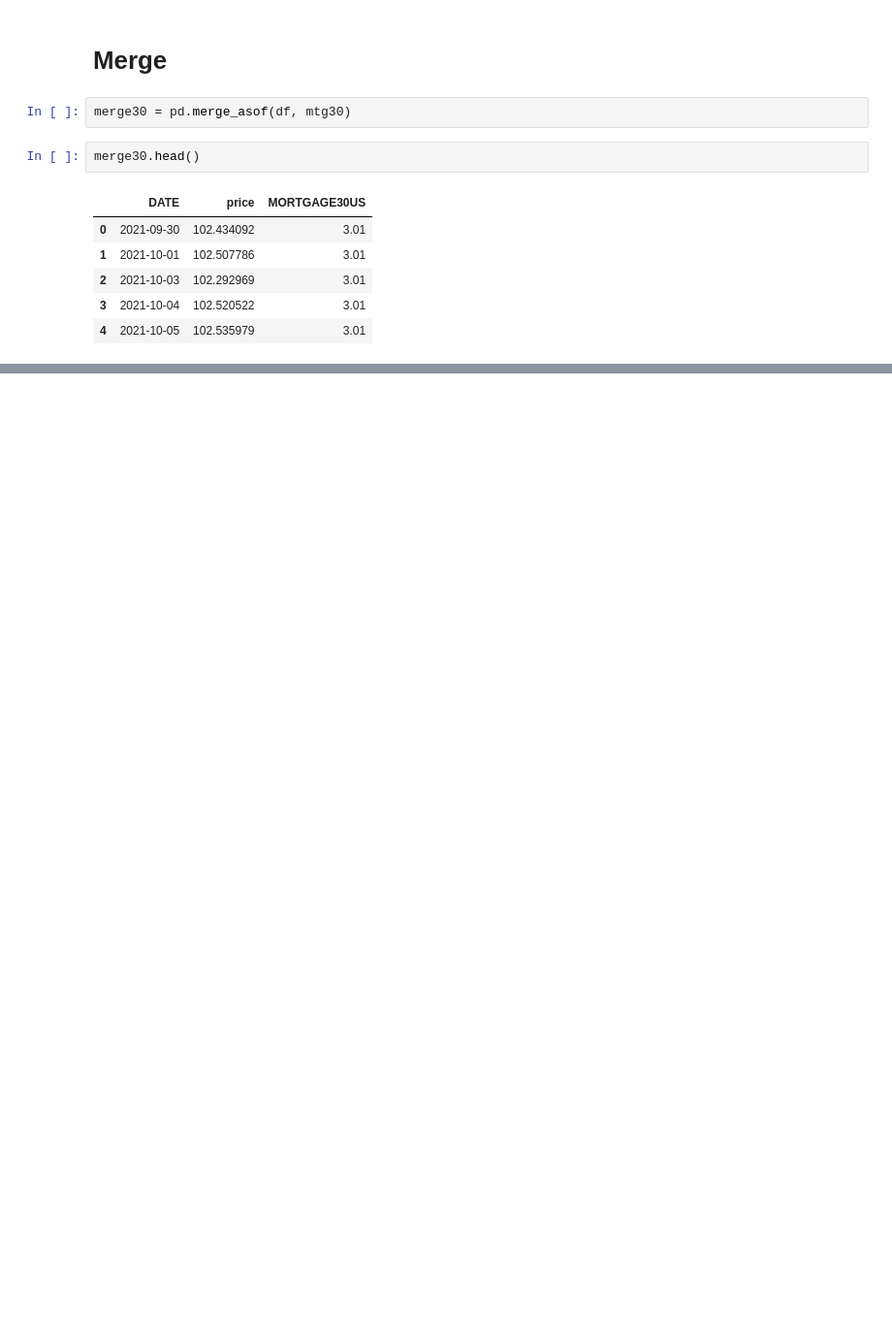
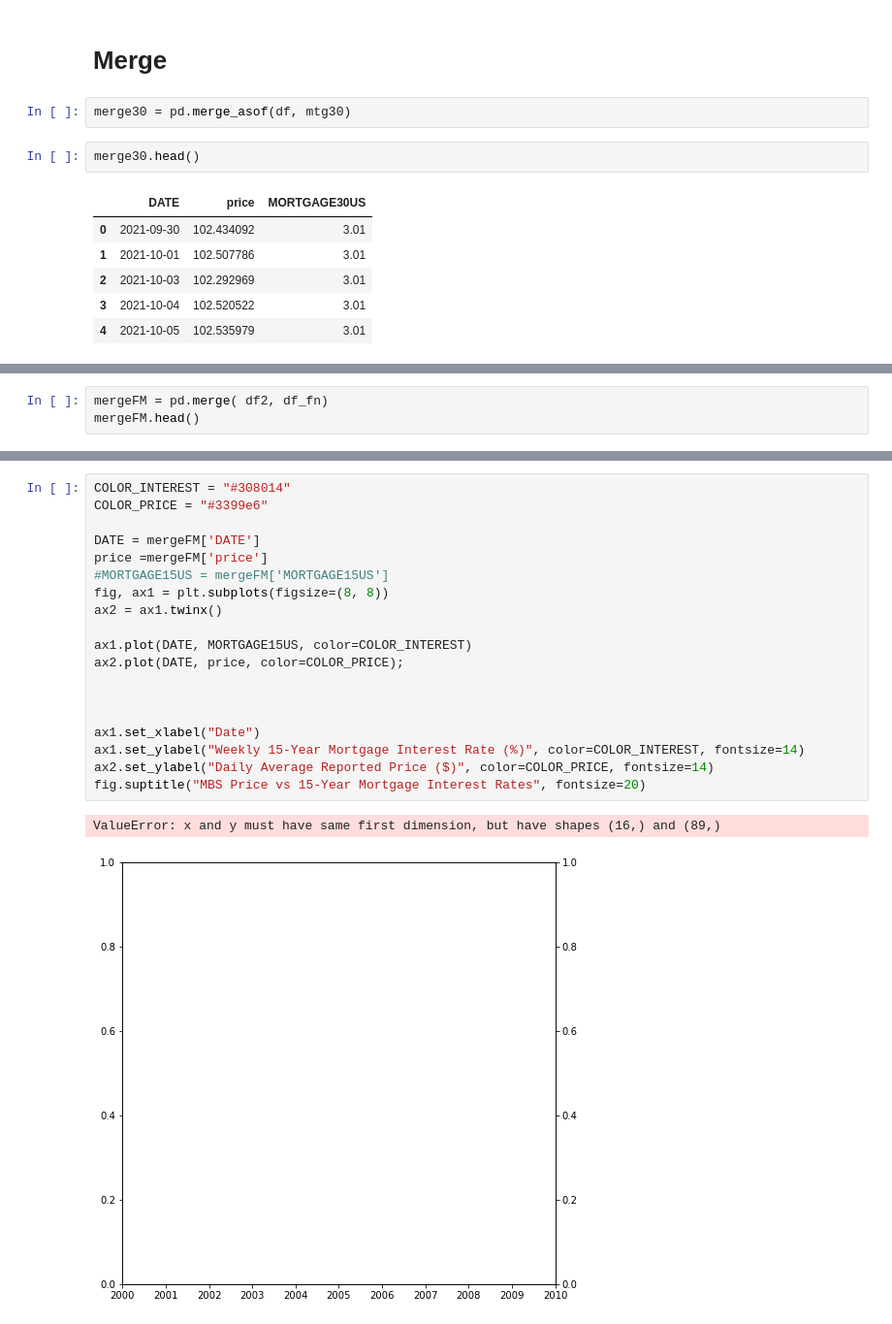
Before and after one commit to sneznanov/Financial-Econ, a Jupyter notebook: TBA Analysis.ipynb, the cells around one changed output, grey strips where cells are left out. Shown at 97% size. Cells and saved outputs as stored; diff of their text form; blank space fills up the shorter version.

```diff
--- a/TBA Analysis.ipynb
+++ b/TBA Analysis.ipynb
@@ -378,0 +503,3 @@ Text(0.5, 0.98, 'MBS Price vs 15-Year Mortgage Interest Rates')
+# %%
+mergeFM = pd.merge( df2, df_fn)
+mergeFM.head()
@@ -378,0 +513,22 @@ Text(0.5, 0.98, 'MBS Price vs 15-Year Mortgage Interest Rates')
+# %%
+COLOR_INTEREST = "#308014"
+COLOR_PRICE = "#3399e6"
+
+DATE = mergeFM['DATE']
+price =mergeFM['price']
+#MORTGAGE15US = mergeFM['MORTGAGE15US']
+fig, ax1 = plt.subplots(figsize=(8, 8))
+ax2 = ax1.twinx()
+
+ax1.plot(DATE, MORTGAGE15US, color=COLOR_INTEREST)
+ax2.plot(DATE, price, color=COLOR_PRICE);
+
+
+
+ax1.set_xlabel("Date")
+ax1.set_ylabel("Weekly 15-Year Mortgage Interest Rate (%)", color=COLOR_INTEREST, fontsize=14)
+ax2.set_ylabel("Daily Average Reported Price ($)", color=COLOR_PRICE, fontsize=14)
+fig.suptitle("MBS Price vs 15-Year Mortgage Interest Rates", fontsize=20)
+# %% [output]
+ValueError: x and y must have same first dimension, but have shapes (16,) and (89,)
+[figure, added]
```
Also changed, not shown: parts of 55 cells of this notebook.
